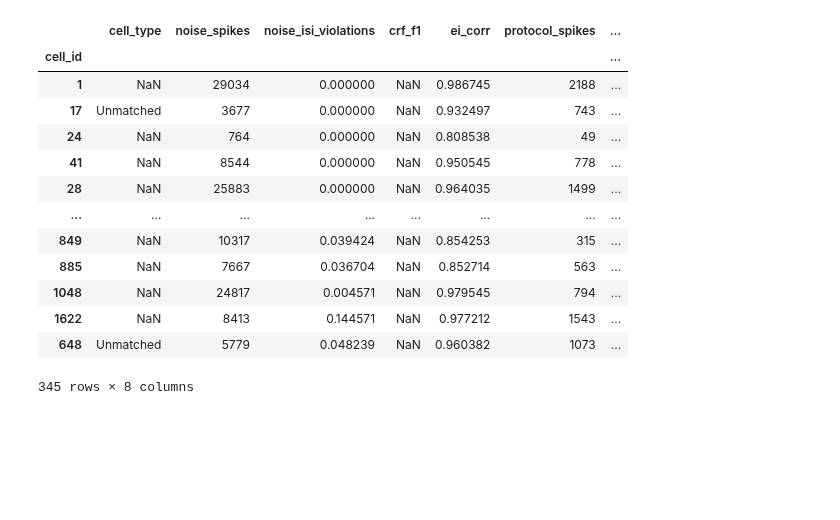
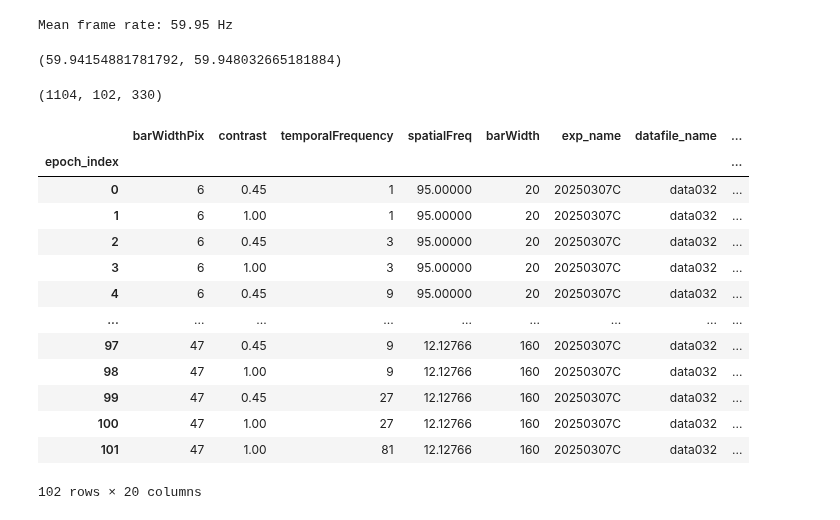
Before and after one commit to DRezeanu/retinanalysis, a Jupyter notebook: nbs/query_test.ipynb, the cells around one changed output. Cells and saved outputs as stored; diff of their text form; code cells hidden in the pictures; blank space fills up the shorter version.

```diff
--- a/nbs/query_test.ipynb
+++ b/nbs/query_test.ipynb
@@ -44,17 +119,29 @@ Using first 3 bins for refractory period calculation.
-# %%
-qc1.df_qc
-# %% [output]
-|  | cell_type | noise_spikes | noise_isi_violations | crf_f1 | ei_corr | protocol_spikes | ... |
-| cell_id |  |  |  |  |  |  | ... |
-| 1 | NaN | 29034 | 0.000000 | NaN | 0.986745 | 2188 | ... |
-| 17 | Unmatched | 3677 | 0.000000 | NaN | 0.932497 | 743 | ... |
-| 24 | NaN | 764 | 0.000000 | NaN | 0.808538 | 49 | ... |
-| 41 | NaN | 8544 | 0.000000 | NaN | 0.950545 | 778 | ... |
-| 28 | NaN | 25883 | 0.000000 | NaN | 0.964035 | 1499 | ... |
-| ... | ... | ... | ... | ... | ... | ... | ... |
-| 849 | NaN | 10317 | 0.039424 | NaN | 0.854253 | 315 | ... |
-| 885 | NaN | 7667 | 0.036704 | NaN | 0.852714 | 563 | ... |
-| 1048 | NaN | 24817 | 0.004571 | NaN | 0.979545 | 794 | ... |
-| 1622 | NaN | 8413 | 0.144571 | NaN | 0.977212 | 1543 | ... |
-| 648 | Unmatched | 5779 | 0.048239 | NaN | 0.960382 | 1073 | ... |
-345 rows × 8 columns
+# %%
+r1.bin_spike_times_by_frames()
+# %% [output]
+Mean frame rate: 59.95 Hz
+# %%
+r1.bin_rate, r1.mean_frame_rate
+# %% [output]
+(59.94154881781792, 59.948032665181884)
+# %%
+r1.binned_spikes.shape
+# %% [output]
+(1104, 102, 330)
+# %%
+s1.df_epochs
+# %% [output]
+|  | barWidthPix | contrast | temporalFrequency | spatialFreq | barWidth | exp_name | datafile_name | ... |
+| epoch_index |  |  |  |  |  |  |  | ... |
+| 0 | 6 | 0.45 | 1 | 95.00000 | 20 | 20250307C | data032 | ... |
+| 1 | 6 | 1.00 | 1 | 95.00000 | 20 | 20250307C | data032 | ... |
+| 2 | 6 | 0.45 | 3 | 95.00000 | 20 | 20250307C | data032 | ... |
+| 3 | 6 | 1.00 | 3 | 95.00000 | 20 | 20250307C | data032 | ... |
+| 4 | 6 | 0.45 | 9 | 95.00000 | 20 | 20250307C | data032 | ... |
+| ... | ... | ... | ... | ... | ... | ... | ... | ... |
+| 97 | 47 | 0.45 | 9 | 12.12766 | 160 | 20250307C | data032 | ... |
+| 98 | 47 | 1.00 | 9 | 12.12766 | 160 | 20250307C | data032 | ... |
+| 99 | 47 | 0.45 | 27 | 12.12766 | 160 | 20250307C | data032 | ... |
+| 100 | 47 | 1.00 | 27 | 12.12766 | 160 | 20250307C | data032 | ... |
+| 101 | 47 | 1.00 | 81 | 12.12766 | 160 | 20250307C | data032 | ... |
+102 rows × 20 columns
```
Also changed, not shown: parts of 12 cells of this notebook.
